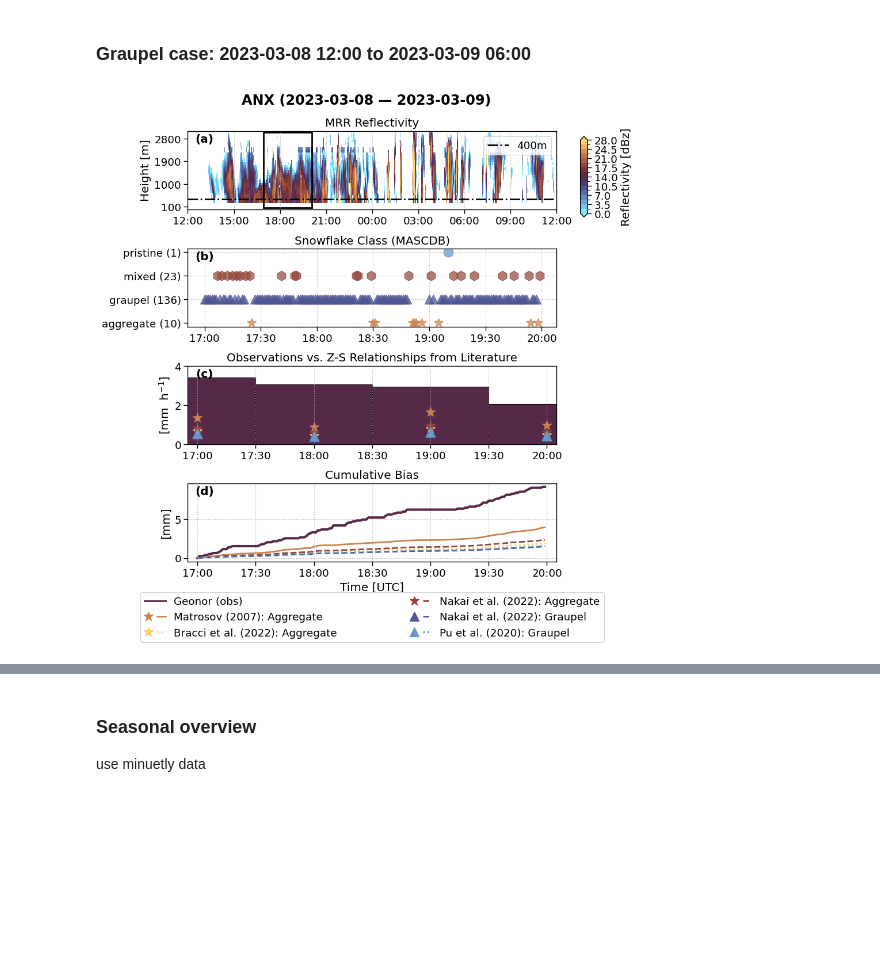
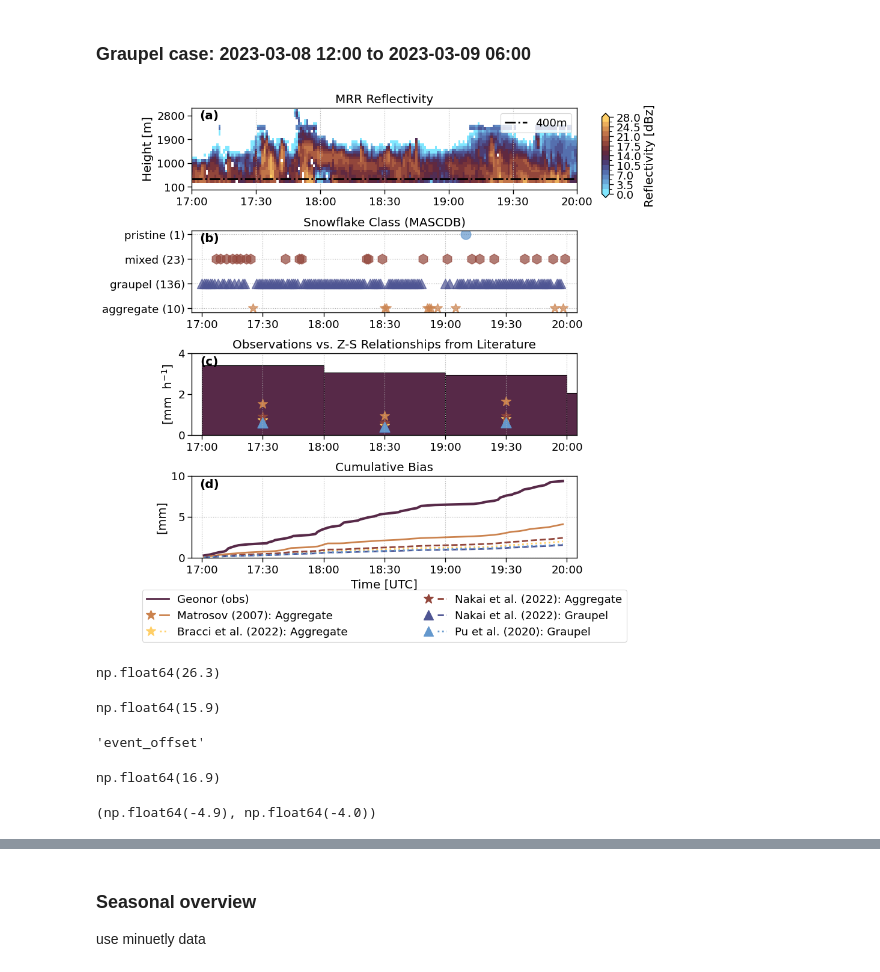
Before and after one commit to franzihe/retrieval_analysis, a Jupyter notebook: work/combined_obs/06_final_plots.ipynb, the cells around one changed output, grey strips where cells are left out. Drawn from its saved outputs; the diff is of its cells as text; code cells hidden in the pictures; blank space fills up the shorter version.

```diff
--- a/work/combined_obs/06_final_plots.ipynb
+++ b/work/combined_obs/06_final_plots.ipynb
@@ -57,5 +57,5 @@ year = '2023'
 # %% [markdown]
 ### Files to read in
 # %%
-ds_23 = xr.open_mfdataset(sorted(glob(os.path.join(nc_dir, f'10min_filled_obs_hatpro_airport_WD_WS_T_{site}_{year}*.nc'))))[['Ze', 'W', 'height', 'air_temperature', 'precipitation', 'wind_direction', 'wind_speed', 'Matrosov_a_400', 'Bracci_a_400', 'Nakai_a_400', 'Nakai_g_400', 'Pu_g_400',]]
+ds_23 = xr.open_mfdataset(sorted(glob(os.path.join(nc_dir, f'10min_filled_obs_hatpro_airport_WD_WS_T_{site}_{year}*.nc'))))[['Ze', 'W', 'height', 'air_temperature', 'precipitation', 'wind_direction', 'wind_speed', 'Matrosov_a_400', 'Bracci_a_400', 'Nakai_a_400', 'Nakai_g_400', 'Pu_g_400','Ze_400m']]
 ds_23 = ds_23.rename_vars({'precipitation':'Geonor'})
@@ -68,7 +127,7 @@ df_nearest = dict()
 df_no_sf_class = dict()
 vars_to_keep = ['Geonor', 'air_temperature', 'wind_direction', 'wind_speed', 'snowflake_class_name', 'rate_mm_h',
                 'Matrosov_a_400', 'Bracci_a_400', 'Nakai_a_400', 'Nakai_g_400', 'Pu_g_400',
-                'Matrosov_a_400_mm_h', 'Bracci_a_400_mm_h', 'Nakai_a_400_mm_h', 'Nakai_g_400_mm_h', 'Pu_g_400_mm_h', 'start_time']
+                'Matrosov_a_400_mm_h', 'Bracci_a_400_mm_h', 'Nakai_a_400_mm_h', 'Nakai_g_400_mm_h', 'Pu_g_400_mm_h', 'start_time', 'Ze_400m']
 
 open_ds = xr.open_mfdataset(sorted(glob(os.path.join(OUTPUT_DATA_DIR, 'ANX_obs', f'Z_S_2Tm_WD_WS_class_precip_event_dt_offset_{site}_{year}.nc'))))
 df['event_offset'] = open_ds[vars_to_keep].to_dataframe()
@@ -369,0 +521,4 @@ plt.savefig(FIG_DIR + f'Ze_snowflake_class_precip_{site}_20230222_20230223.png',
+# %%
+df_sec = df_nearest[dt].loc[slice(xmin, xmax)]
+precip = df_sec[['Geonor', 'Matrosov_a_400', 'Bracci_a_400', 'Nakai_a_400', 'Nakai_g_400', 'Pu_g_400']].fillna(0).cumsum()
+precip.iloc[-1,:].round(1)
@@ -372,11 +566,11 @@ plt.savefig(FIG_DIR + f'Ze_snowflake_class_precip_{site}_20230222_20230223.png',
 # %%
 date = '20230308'
 
-day_start = pd.Timestamp(f"{date} 12:00:00")
+day_start = pd.Timestamp(f"{date} 17:00:00")
 # day_end = day_start + pd.Timedelta(hours=23, minutes=59)
-day_end = day_start + pd.Timedelta(hours=24)
-xmin = day_start + pd.Timedelta(hours=5)
-xmax = day_start + pd.Timedelta(hours=8)
+day_end = day_start + pd.Timedelta(hours=3)
+xmin = day_start + pd.Timedelta(hours=0)
+xmax = day_start + pd.Timedelta(hours=3)
 
 ds_day = ds_23.sel(time=slice(day_start, day_end))
 dt = '1min'
@@ -404,8 +598,8 @@ axs[0].set_xlim([day_start, day_end])
 
 
 # create a rectangle path
-rect = Rectangle((x_start, y_start), x_width, y_height, linewidth=2, edgecolor='k', linestyle='-', fill=False, )
-axs[0].add_patch(rect)
+# rect = Rectangle((x_start, y_start), x_width, y_height, linewidth=2, edgecolor='k', linestyle='-', fill=False, )
+# axs[0].add_patch(rect)
 
 fct.format_range_axis(axs[0], ds_day)
 # -----------
@@ -430,31 +624,34 @@ axs[1].set_yticklabels([f"{name} ({cnt})" for (name, _), cnt in zip(particle_cla
 # c)
 dt = "event_offset"
 for var, var_c in colors.items():
-    df_sec = df[dt].loc[slice(xmin, xmax + pd.Timedelta(hours=1))]
-    precip = df_sec[var].resample('1H').sum()
+    # df_sec = df[dt].loc[slice(xmin, xmax + pd.Timedelta(hours=1))]
+    df_sec = df_nearest[dt].loc[slice(xmin, xmax + pd.Timedelta(hours=1))]
+    precip = df_sec[var].resample('1H', closed='left', label='left').sum()
     if var == 'Geonor':
-        axs[2].bar(precip.index, precip, width=np.timedelta64(60,'m'), align='center', color=var_c[0], edgecolor='k', label=var_c[1])
+        axs[2].bar(precip.index+pd.Timedelta(minutes=30), precip, width=np.timedelta64(60,'m'), align='center', color=var_c[0], edgecolor='k', label=var_c[1])
     else:
-        axs[2].scatter(precip.index, precip, marker=var_c[3], color=var_c[0], s=150, edgecolor=var_c[0])
+        axs[2].scatter(precip.index+pd.Timedelta(minutes=30), precip, marker=var_c[3], color=var_c[0], s=150, edgecolor=var_c[0])
 axs[2].set_ylabel("[mm  h$^{-1}$]")
 axs[2].set_ylim([0, 4])
-axs[2].set_xlim([x_start, x_end])
+# axs[2].set_xlim([x_start, x_end])
 
 
 # -----------
 
 # d)
 for var, var_c in colors.items():
-    df_sec = df[dt].loc[slice(xmin, xmax)]
-    precip = df_day[var].fillna(0).cumsum()
+    # df_sec = df[dt].loc[slice(xmin, xmax)]
+    # precip = df_day[var].fillna(0).cumsum()
+    df_sec = df_nearest[dt].loc[slice(xmin, xmax)]
+    precip = df_sec[var].fillna(0).cumsum()
     if var == 'Geonor':
         linewidth = 3
     else:
         linewidth = 2
     axs[3].plot(precip.index, precip, color=var_c[0], label=var_c[1], linestyle=var_c[2], linewidth=linewidth)
 axs[3].set_ylabel("[mm]")
-# axs[3].set_ylim([0, 4])
-axs[3].set_xlim([x_start, x_end])
+axs[3].set_ylim([0, 10])
+# axs[3].set_xlim([x_start, x_end])
 # -----------
 
 # pairing: either (marker,line) or (line,marker) depending on visual preference
@@ -470,35 +667,56 @@ bb = (fig.subplotpars.left -0.1, fig.subplotpars.bottom-0.15,
 fig.subplotpars.right-fig.subplotpars.left + 0.2,.1)
 
 axs[3].legend(
     handles = legend_items,
     labels  = legend_labels,
     handler_map={tuple: HandlerTuple(ndivide=None)},
     bbox_to_anchor=bb, mode="expand", loc="lower left",
     ncol=2, borderaxespad=0., bbox_transform=fig.transFigure
 )
 
 
 
 date_form = DateFormatter("%H:%M")
 for (i, ax), title in zip(enumerate(axs), ["MRR Reflectivity", "Snowflake Class (MASCDB)", "Observations vs. Z-S Relationships from Literature", "Cumulative Bias"]):
     ax.set(xlabel= "", title=title)
     ax.text(0.045, 0.9, fct.fig_label[i], fontweight='bold', horizontalalignment='center',verticalalignment='center', transform = ax.transAxes)
     ax.xaxis.grid(ls=':')
     if i == 1 or i == 3:
         ax.yaxis.grid(ls=':')
+    if i in [1, 2, 3]:
+        ax.set_xlim([x_start, x_end])
+
     ax.tick_params(axis='x', labelrotation=0)
     plt.setp(ax.get_xticklabels(), horizontalalignment="center")
     ax.xaxis_date()
     ax.xaxis.set_major_formatter(date_form)
 axs[-1].set(xlabel="Time [UTC]")
 axs[-1].yaxis.grid(ls=':')
 
-fig.suptitle(f"{site.split('.')[0]} ({ds_day.time.dt.date[0].values} — {ds_day.time.dt.date[-1].values})", fontweight="bold")
+# fig.suptitle(f"{si te.split('.')[0]} ({ds_day.time.dt.date[0].values} — {ds_day.time.dt.date[-1].values})", fontweight="bold")
 fig.subplots_adjust(top=0.91, hspace=0.5, )
 
 # save image to png
-
-# save image to png
-plt.savefig(FIG_DIR + f'Ze_snowflake_class_precip_{site}_20230308_20230309.png', format='png', bbox_inches='tight', dpi=300, transparent=True,)
+plt.savefig(FIG_DIR + f'fig06.png', format='png', bbox_inches='tight', dpi=300, transparent=True,)
 # %% [output]
-[figure, old version]
+[figure, new version]
+# %%
+ds_day['Ze'].sel(time=slice('2023-03-08 17:00', '2023-03-08 20:00')).max().values.round(1)
+# %% [output]
+np.float64(26.3)
+# %%
+ds_day['Ze'].sel(time=slice('2023-03-08 17:00', '2023-03-08 19:00'), range=3).mean('time').values.round(1)
+# %% [output]
+np.float64(15.9)
+# %%
+dt
+# %% [output]
+'event_offset'
+# %%
+df_nearest[dt].loc['2023-03-08']['Geonor'].sum().round(1)
+# %% [output]
+np.float64(16.9)
+# %%
+df_nearest[dt].loc['2023-03-08']['air_temperature'].min().round(1), df_nearest[dt].loc['2023-03-08']['air_temperature'].max().round(1),
+# %% [output]
+(np.float64(-4.9), np.float64(-4.0))
```
Also changed, not shown: parts of 63 cells of this notebook, 11 other files.
